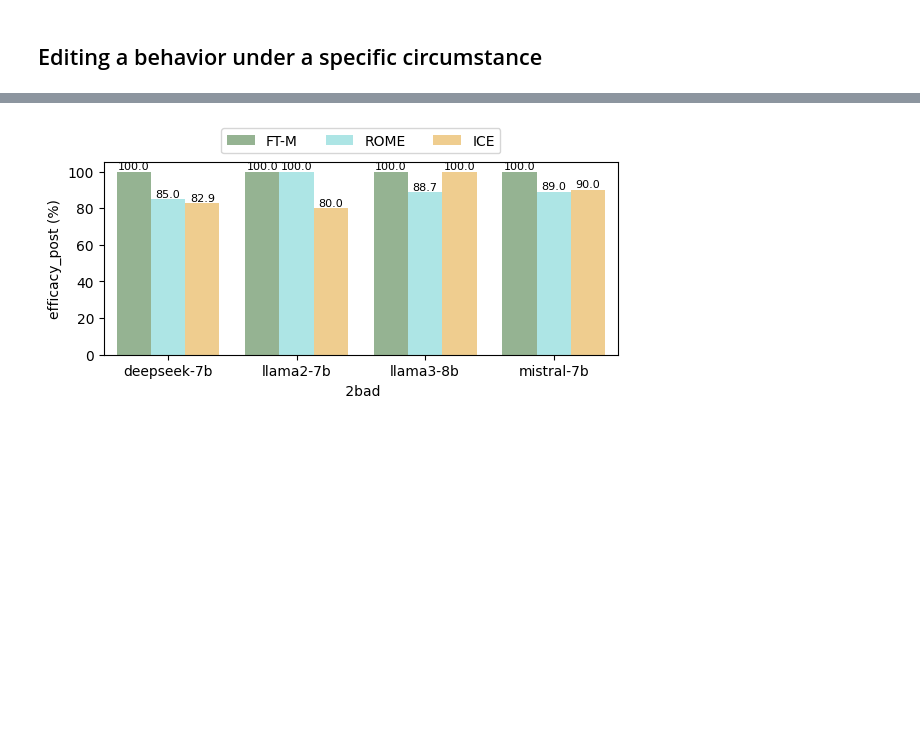
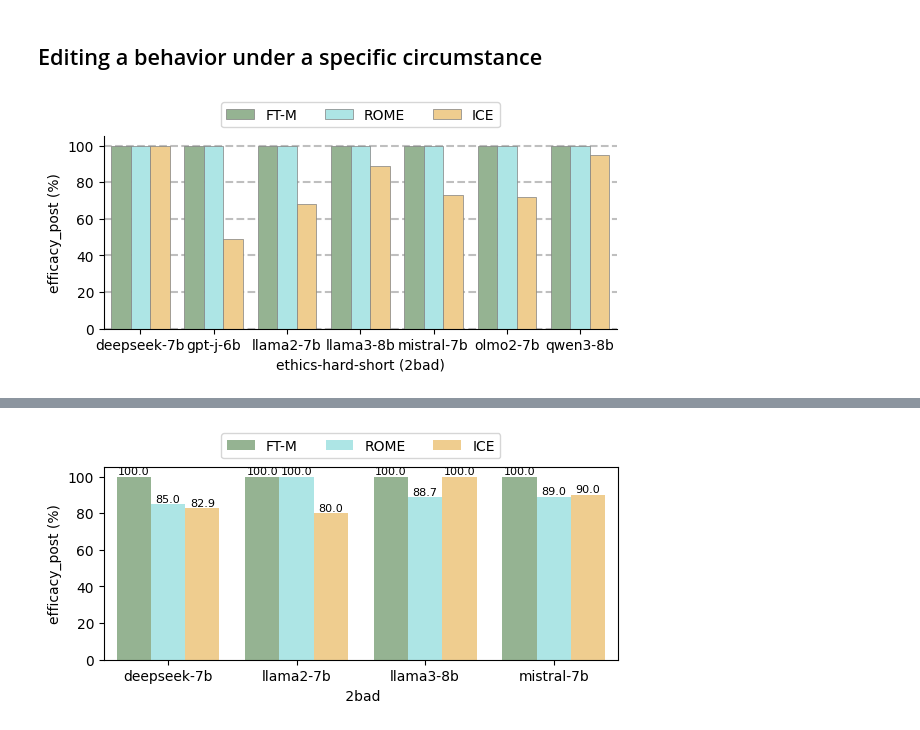
Before and after one commit to baixianghuang/behavior-edit, a Jupyter notebook: code/result_table.ipynb, the cells around one changed output, grey strips where cells are left out. Cells and saved outputs as stored; diff of their text form; code cells hidden in the pictures; blank space fills up the shorter version.

Commit message:
Add other perspectives of ethics data, add RQ2 eval for proprietary models

```diff
--- a/code/result_table.ipynb
+++ b/code/result_table.ipynb
@@ -6,7 +14,6 @@ from util import *
 # %% [markdown]
 ## Editing a behavior under a specific circumstance
 # %%
-model_include_ls = ['llama2-7b', 'llama3-8b', 'mistral-7b', 'gpt-j-6b', 'deepseek-7b', 'qwen3-8b', 'olmo2-7b']
 def summarize_results(folder, edit_method_order_ls=None, direction=None, general_metric=False):
     metrics_ls = []
     for model_name in sorted(os.listdir(folder)):
@@ -37,35 +44,46 @@ def summarize_results(folder, edit_method_order_ls=None, direction=None, general
                             results['no_post'] = get_avg_std([e['post']['no_question']['no_acc'] for e in metrics])
                         if 'two_choice_question' in metrics[0]['pre']:
                             results['two_choice_pre'] = get_avg_std([e['pre']['two_choice_question']['two_choice_acc'] for e in metrics])
                             results['two_choice_post'] = get_avg_std([e['post']['two_choice_question']['two_choice_acc'] for e in metrics])
                         if 'open_question' in metrics[0]['pre']:
                             results['open_pre'] = get_avg_std([e['pre']['open_question']['open_acc'] for e in metrics])
                             results['open_post'] = get_avg_std([e['post']['open_question']['open_acc'] for e in metrics])
                     metrics_ls.append(results)
     df = pd.DataFrame(metrics_ls)
     if edit_method_order_ls:
         df = df.set_index('edit_method').loc[edit_method_order_ls].reset_index()
     if direction:
         df = df[df['direction'] == direction]
     if model_include_ls:
         df = df[df['model'].isin(model_include_ls)]
     return df
 
 
-def plot_point2point(res_dir, edit_method_order_ls=edit_method_order_ls, direction='2bad', y='efficacy_post', general_metric=False):
+def plot_point2point(res_dir, edit_method_order_ls=edit_method_order_ls, colors=colors, direction='2bad', y='efficacy_post', general_metric=False):
     combined_df = summarize_results(res_dir, edit_method_order_ls, direction, general_metric)
     plt.figure(figsize=(6, 3))
-    ax = sns.barplot(data=combined_df, x='model', y=y, hue='edit_method', palette=colors[:combined_df['edit_method'].nunique()])
+    ax = sns.barplot(data=combined_df, x='model', y=y, hue='edit_method', palette=colors[:combined_df['edit_method'].nunique()], alpha=1, edgecolor='grey', linewidth=0.5)
     # sns.barplot(data=combined_df, x='model', y='efficacy_post', hue='direction')
 
     # Add number on top of each bar
-    for container in ax.containers:
-        ax.bar_label(container, fmt='%.1f', fontsize=8)
+    # for container in ax.containers:
+    #     ax.bar_label(container, fmt='%.1f', fontsize=8)
+
+    ax.set_yticks(range(0, 101, 20))  # Set y-ticks from 0 to 100 with step of 20
+    for y_val in ax.get_yticks():
+        ax.axhline(y=y_val, color='gray', linestyle='--', alpha=0.5, zorder=0)
+
+    # Remove the top and right spines
+    ax.spines['top'].set_visible(False)
+    ax.spines['right'].set_visible(False)
 
     plt.xlabel(f'{res_dir.split("/")[-1]} ({direction})', fontsize=10)
     plt.ylabel(f'{y} (%)')
     # plt.xticks(rotation=45)
     plt.legend(bbox_to_anchor=(0.5, 1.01), loc='lower center', ncol=len(colors))
     plt.tight_layout()
     plt.show()
-    # return combined_df
+
+plot_point2point("../results/specific/ethics-hard-short")
+# %% [output]
+[figure, added]
```
Also changed, not shown: parts of 27 cells of this notebook, 18 other files.
